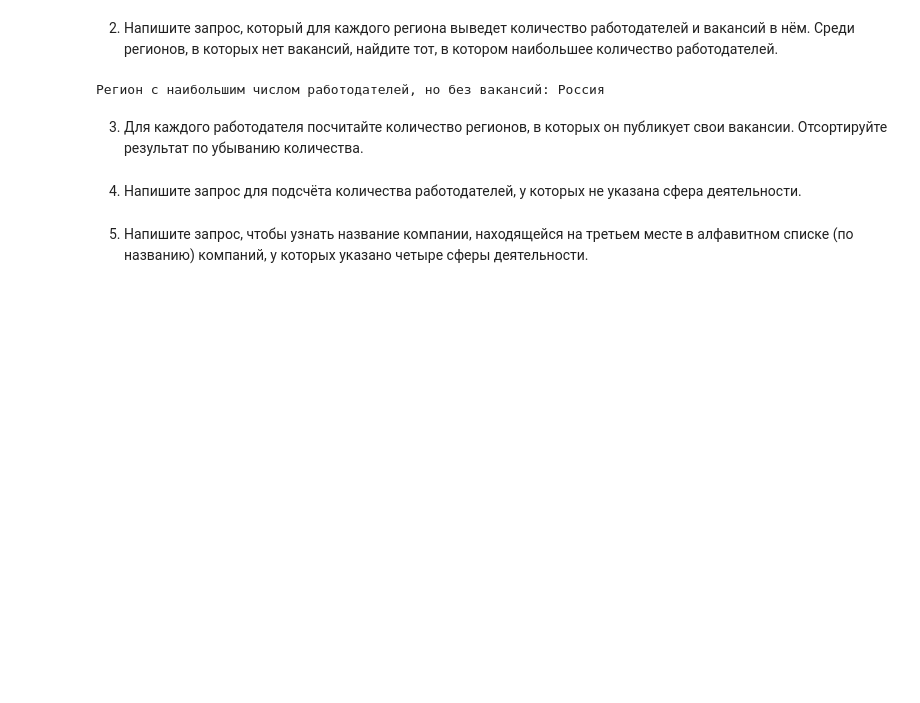
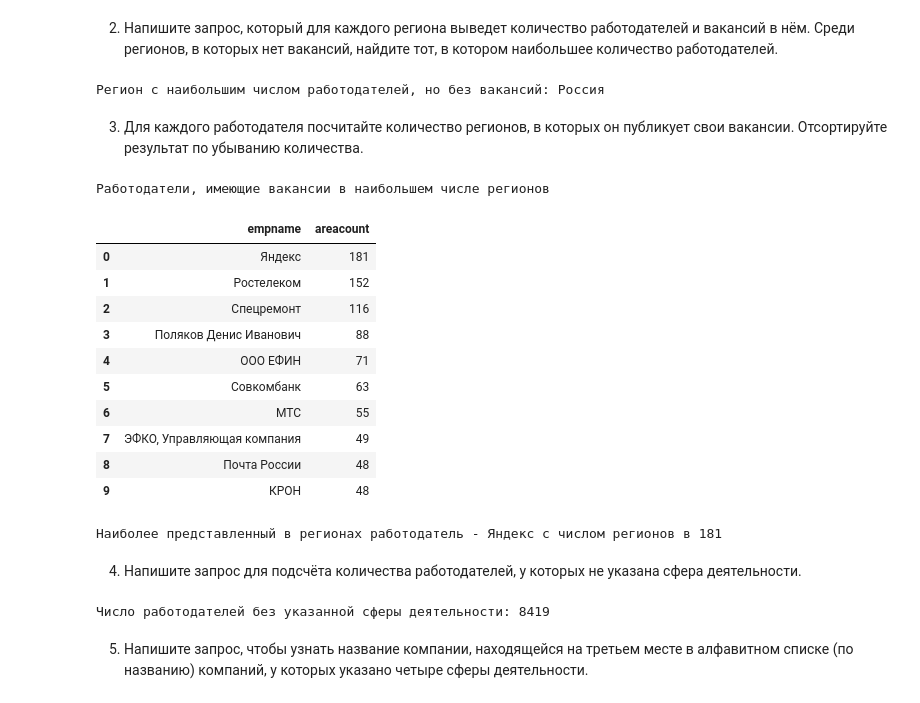
Before and after one commit to mkalikin/data_science_projects, a Jupyter notebook: project 2. sql_hh/Project_2_шаблон_тест.ipynb, the cells around one changed output. Cells and saved outputs as stored; diff of their text form; code cells hidden in the pictures; blank space fills up the shorter version.

```diff
--- a/project 2. sql_hh/Project_2_шаблон_тест.ipynb
+++ b/project 2. sql_hh/Project_2_шаблон_тест.ipynb
@@ -239,9 +243,39 @@ print("Регион с наибольшим числом работодател
 # %% [markdown]
 3. Для каждого работодателя посчитайте количество регионов, в которых он публикует свои вакансии. Отсортируйте результат по убыванию количества.
 # %%
-# текст запроса
+query_5_3 = f'''
+SELECT
+    emp.name AS EmpName,
+    COUNT(DISTINCT(vac.area_id)) AS AreaCount
+FROM vacancies vac
+INNER JOIN employers emp ON vac.employer_id = emp.id
+GROUP BY emp.name
+ORDER BY AreaCount DESC
+'''
 # %%
-# результат запроса
+emp_everywhere = pd.read_sql_query(query_5_3, connection)
+
+print("Работодатели, имеющие вакансии в наибольшем числе регионов")
+
+display(emp_everywhere.iloc[:10])
+
+top_emp_everywhere = emp_everywhere.iloc[0]
+
+print(f"Наиболее представленный в регионах работодатель - {top_emp_everywhere.iloc[0]} с числом регионов в {top_emp_everywhere.iloc[1]}")
+# %% [output]
+Работодатели, имеющие вакансии в наибольшем числе регионов
+|  | empname | areacount |
+| 0 | Яндекс | 181 |
+| 1 | Ростелеком | 152 |
+| 2 | Спецремонт | 116 |
+| 3 | Поляков Денис Иванович | 88 |
+| 4 | ООО ЕФИН | 71 |
+| 5 | Совкомбанк | 63 |
+| 6 | МТС | 55 |
+| 7 | ЭФКО, Управляющая компания | 49 |
+| 8 | Почта России | 48 |
+| 9 | КРОН | 48 |
+Наиболее представленный в регионах работодатель - Яндекс с числом регионов в 181
 # %% [markdown]
 4. Напишите запрос для подсчёта количества работодателей, у которых не указана сфера деятельности.
 # %%
@@ -249,5 +289,9 @@ print("Регион с наибольшим числом работодател
 # %%
-# результат запроса
+emp_no_industry = pd.read_sql_query(query_5_4, connection)
+
+print(f"Число работодателей без указанной сферы деятельности: {emp_no_industry.iloc[0][0]}")
+# %% [output]
+Число работодателей без указанной сферы деятельности: 8419
 # %% [markdown]
 5. Напишите запрос, чтобы узнать название компании, находящейся на третьем месте в алфавитном списке (по названию) компаний, у которых указано четыре сферы деятельности.
 # %%
```
Also changed, not shown: parts of 28 cells of this notebook.
